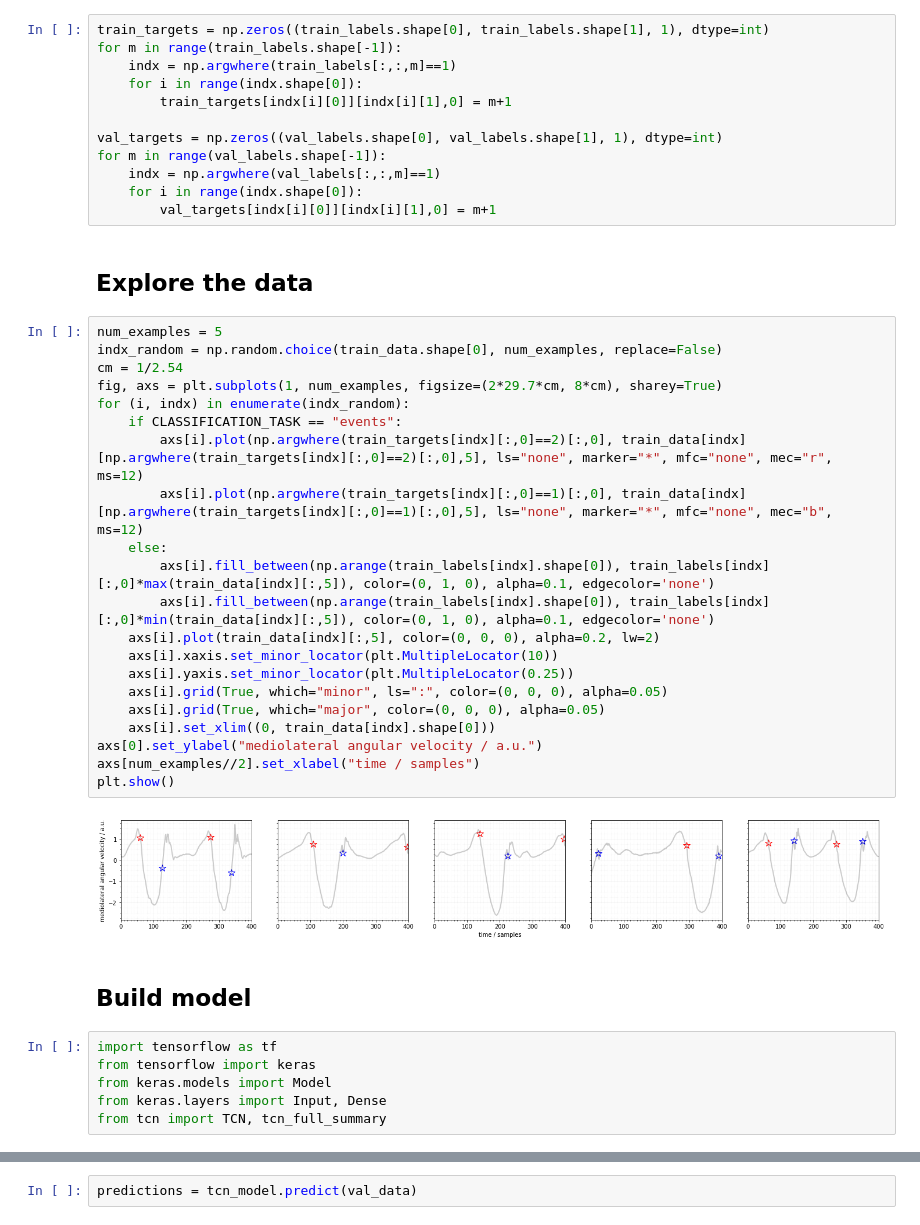
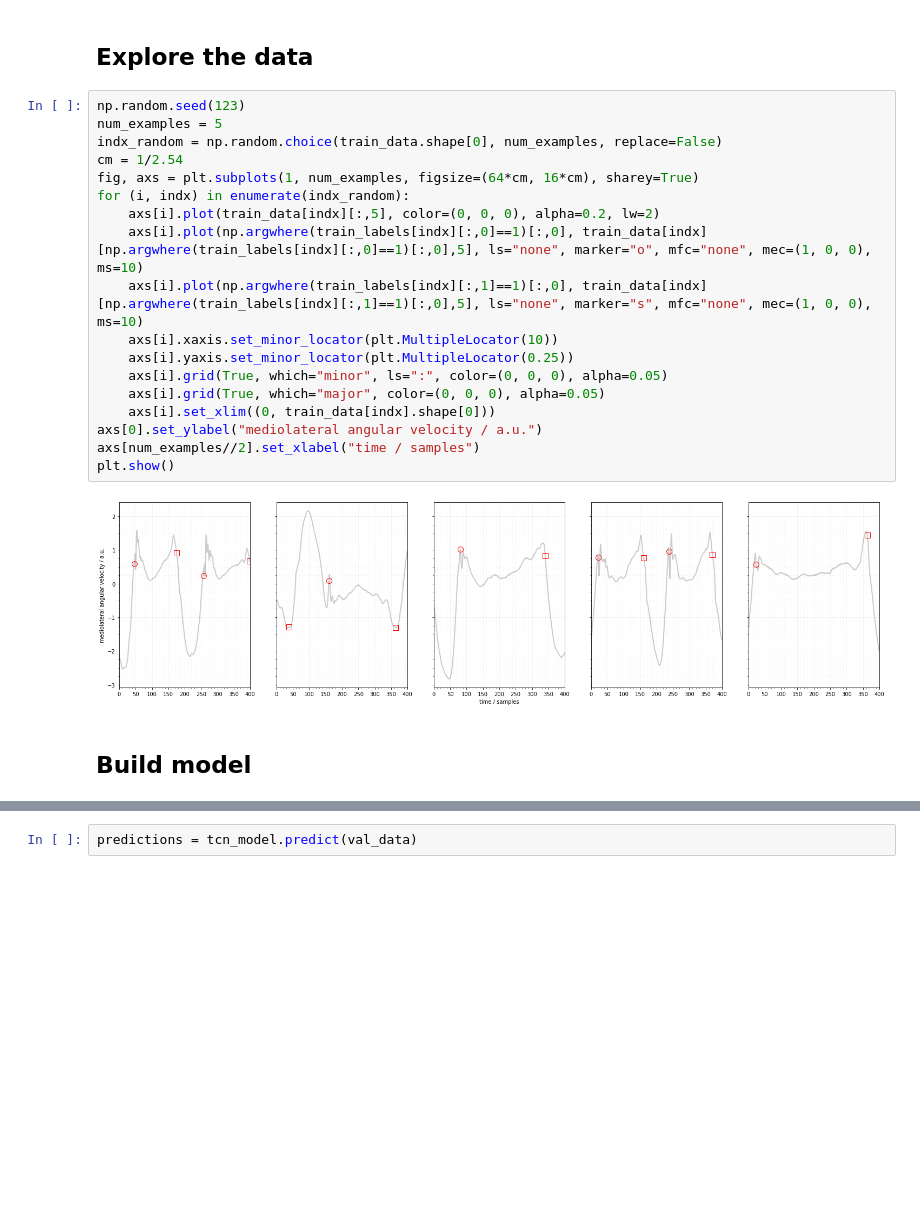
Before and after one commit to rmndrs89/my-gait-events-tcn, a Jupyter notebook: keepcontrol_example.ipynb, the cells around one changed output, grey strips where cells are left out. Cells and saved outputs as stored; diff of their text form; blank space fills up the shorter version.

```diff
--- a/keepcontrol_example.ipynb
+++ b/keepcontrol_example.ipynb
@@ -48,45 +67,24 @@ Convert the labels to sparse categorical arrays.
-# %%
-train_targets = np.zeros((train_labels.shape[0], train_labels.shape[1], 1), dtype=int)
-for m in range(train_labels.shape[-1]):
-    indx = np.argwhere(train_labels[:,:,m]==1)
-    for i in range(indx.shape[0]):
-        train_targets[indx[i][0]][indx[i][1],0] = m+1
-
-val_targets = np.zeros((val_labels.shape[0], val_labels.shape[1], 1), dtype=int)
-for m in range(val_labels.shape[-1]):
-    indx = np.argwhere(val_labels[:,:,m]==1)
-    for i in range(indx.shape[0]):
-        val_targets[indx[i][0]][indx[i][1],0] = m+1
 # %% [markdown]
 ## Explore the data
 # %%
+np.random.seed(123)
 num_examples = 5
 indx_random = np.random.choice(train_data.shape[0], num_examples, replace=False)
 cm = 1/2.54
-fig, axs = plt.subplots(1, num_examples, figsize=(2*29.7*cm, 8*cm), sharey=True)
+fig, axs = plt.subplots(1, num_examples, figsize=(64*cm, 16*cm), sharey=True)
 for (i, indx) in enumerate(indx_random):
-    if CLASSIFICATION_TASK == "events":
-        axs[i].plot(np.argwhere(train_targets[indx][:,0]==2)[:,0], train_data[indx][np.argwhere(train_targets[indx][:,0]==2)[:,0],5], ls="none", marker="*", mfc="none", mec="r", ms=12)
-        axs[i].plot(np.argwhere(train_targets[indx][:,0]==1)[:,0], train_data[indx][np.argwhere(train_targets[indx][:,0]==1)[:,0],5], ls="none", marker="*", mfc="none", mec="b", ms=12)
-    else:
-        axs[i].fill_between(np.arange(train_labels[indx].shape[0]), train_labels[indx][:,0]*max(train_data[indx][:,5]), color=(0, 1, 0), alpha=0.1, edgecolor='none')
-        axs[i].fill_between(np.arange(train_labels[indx].shape[0]), train_labels[indx][:,0]*min(train_data[indx][:,5]), color=(0, 1, 0), alpha=0.1, edgecolor='none')
     axs[i].plot(train_data[indx][:,5], color=(0, 0, 0), alpha=0.2, lw=2)
+    axs[i].plot(np.argwhere(train_labels[indx][:,0]==1)[:,0], train_data[indx][np.argwhere(train_labels[indx][:,0]==1)[:,0],5], ls="none", marker="o", mfc="none", mec=(1, 0, 0), ms=10)
+    axs[i].plot(np.argwhere(train_labels[indx][:,1]==1)[:,0], train_data[indx][np.argwhere(train_labels[indx][:,1]==1)[:,0],5], ls="none", marker="s", mfc="none", mec=(1, 0, 0), ms=10)
     axs[i].xaxis.set_minor_locator(plt.MultipleLocator(10))
     axs[i].yaxis.set_minor_locator(plt.MultipleLocator(0.25))
     axs[i].grid(True, which="minor", ls=":", color=(0, 0, 0), alpha=0.05)
     axs[i].grid(True, which="major", color=(0, 0, 0), alpha=0.05)
     axs[i].set_xlim((0, train_data[indx].shape[0]))
 axs[0].set_ylabel("mediolateral angular velocity / a.u.")
 axs[num_examples//2].set_xlabel("time / samples")
 plt.show()
 # %% [output]
-[figure, old version]
+[figure, new version]
 # %% [markdown]
 ## Build model
-# %%
-import tensorflow as tf
-from tensorflow import keras
-from keras.models import Model
-from keras.layers import Input, Dense
-from tcn import TCN, tcn_full_summary
```
Also changed, not shown: parts of 40 cells of this notebook, 5 other files.
